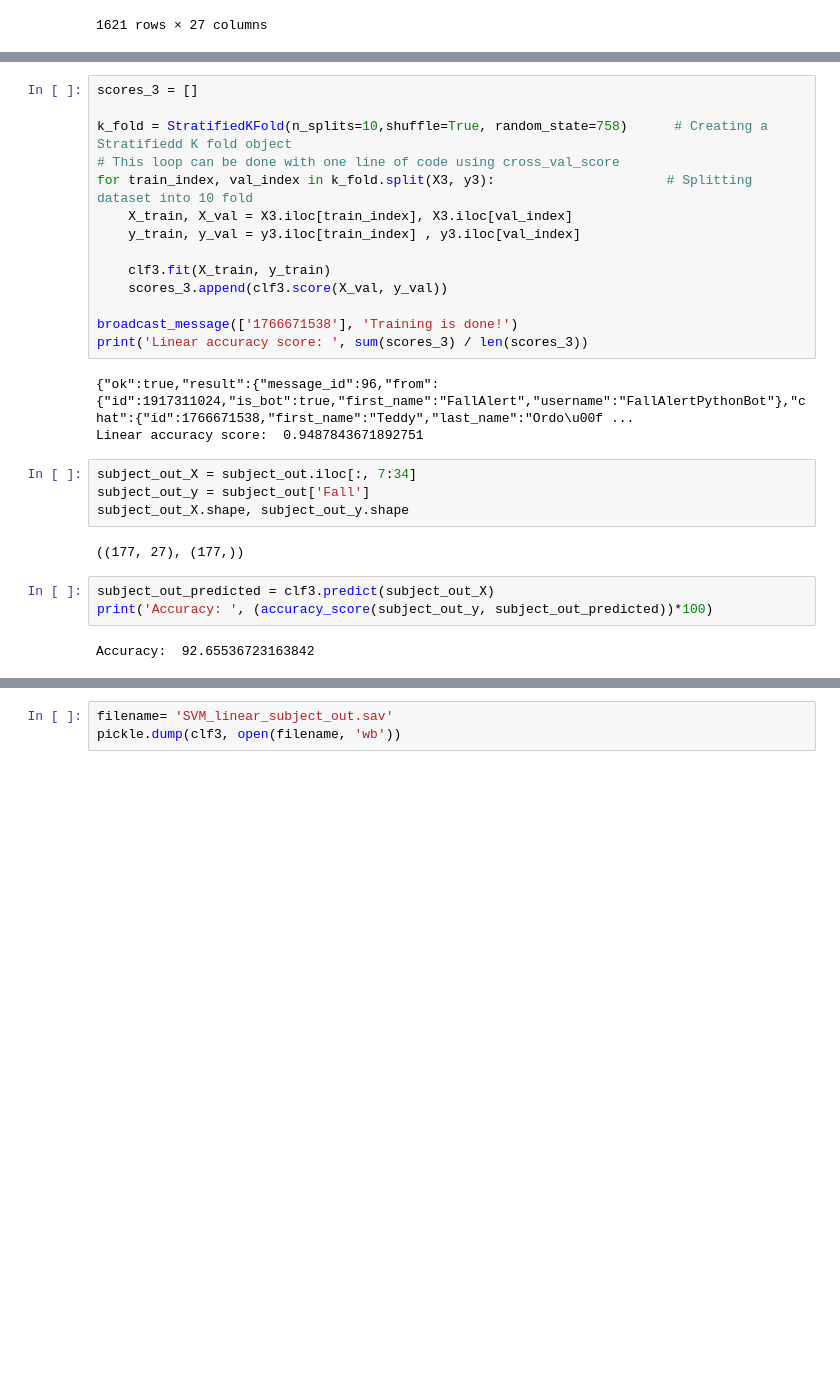
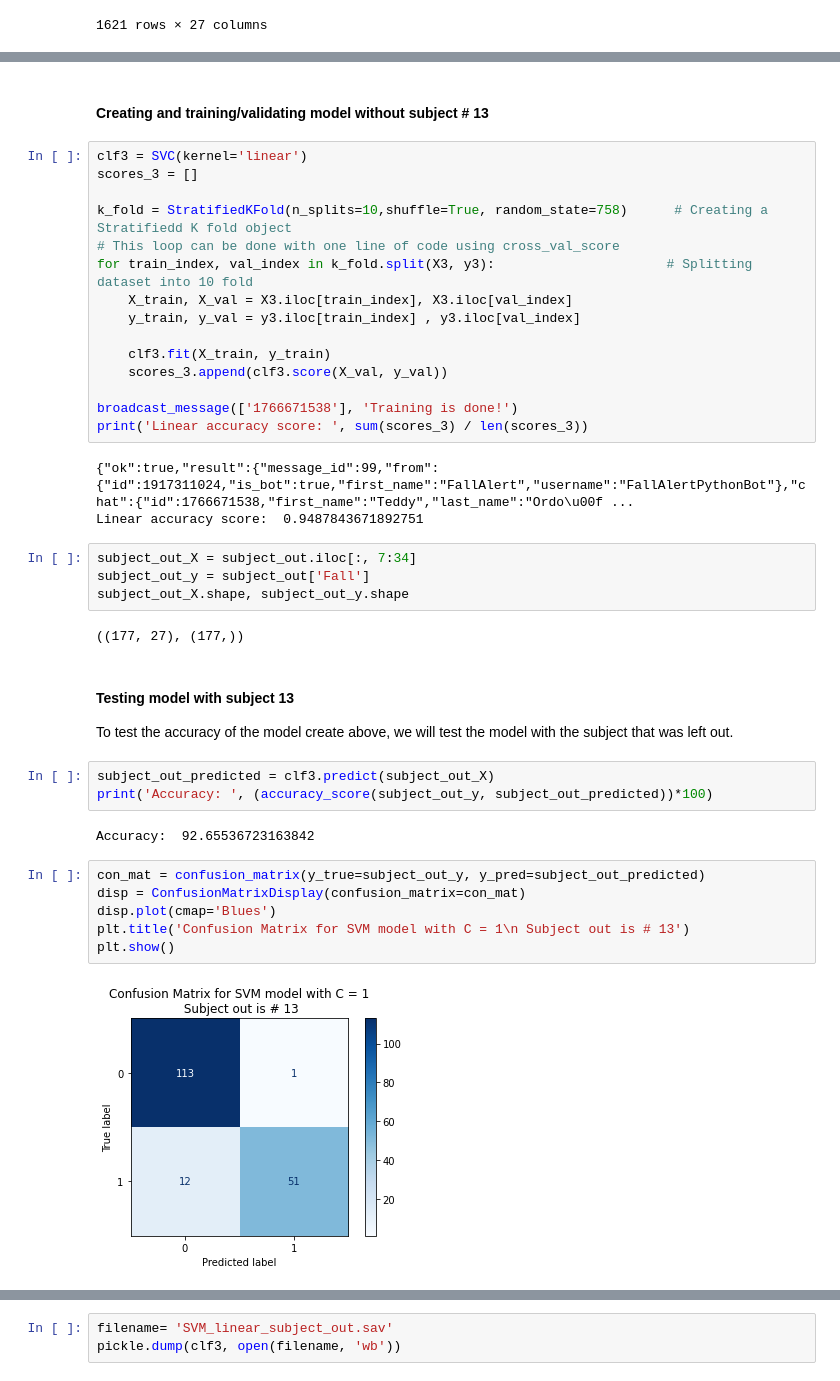
Before and after one commit to teddsords/Fall-Detection-and-Notification-System, a Jupyter notebook: SVM Models.ipynb, the cells around one changed output, grey strips where cells are left out. Drawn from its saved outputs; the diff is of its cells as text; blank space fills up the shorter version.

```diff
--- a/SVM Models.ipynb
+++ b/SVM Models.ipynb
@@ -463,4 +465,7 @@ Accuracy:  [0.95692308 0.92283951 0.87962963 0.90432099 0.9691358 ]
+# %% [markdown]
+#### Creating and training/validating model without subject # 13
 # %%
+clf3 = SVC(kernel='linear')
 scores_3 = []
 
 k_fold = StratifiedKFold(n_splits=10,shuffle=True, random_state=758)      # Creating a Stratifiedd K fold object
@@ -475,7 +480,7 @@ for train_index, val_index in k_fold.split(X3, y3):                      # Split
 broadcast_message(['1766671538'], 'Training is done!')
 print('Linear accuracy score: ', sum(scores_3) / len(scores_3))
 # %% [output]
-{"ok":true,"result":{"message_id":96,"from":{"id":1917311024,"is_bot":true,"first_name":"FallAlert","username":"FallAlertPythonBot"},"chat":{"id":1766671538,"first_name":"Teddy","last_name":"Ordo\u00f ...
+{"ok":true,"result":{"message_id":99,"from":{"id":1917311024,"is_bot":true,"first_name":"FallAlert","username":"FallAlertPythonBot"},"chat":{"id":1766671538,"first_name":"Teddy","last_name":"Ordo\u00f ...
 Linear accuracy score:  0.9487843671892751
 # %%
 subject_out_X = subject_out.iloc[:, 7:34]
@@ -483,8 +488,20 @@ subject_out_y = subject_out['Fall']
 subject_out_X.shape, subject_out_y.shape
 # %% [output]
 ((177, 27), (177,))
+# %% [markdown]
+#### Testing model with subject 13
+
+To test the accuracy of the model create above, we will test the model with the subject that was left out.
 # %%
 subject_out_predicted = clf3.predict(subject_out_X)
 print('Accuracy: ', (accuracy_score(subject_out_y, subject_out_predicted))*100)
 # %% [output]
 Accuracy:  92.65536723163842
+# %%
+con_mat = confusion_matrix(y_true=subject_out_y, y_pred=subject_out_predicted)
+disp = ConfusionMatrixDisplay(confusion_matrix=con_mat)
+disp.plot(cmap='Blues')
+plt.title('Confusion Matrix for SVM model with C = 1\n Subject out is # 13')
+plt.show()
+# %% [output]
+[figure, added]
```
Also changed, not shown: parts of 33 cells of this notebook.
